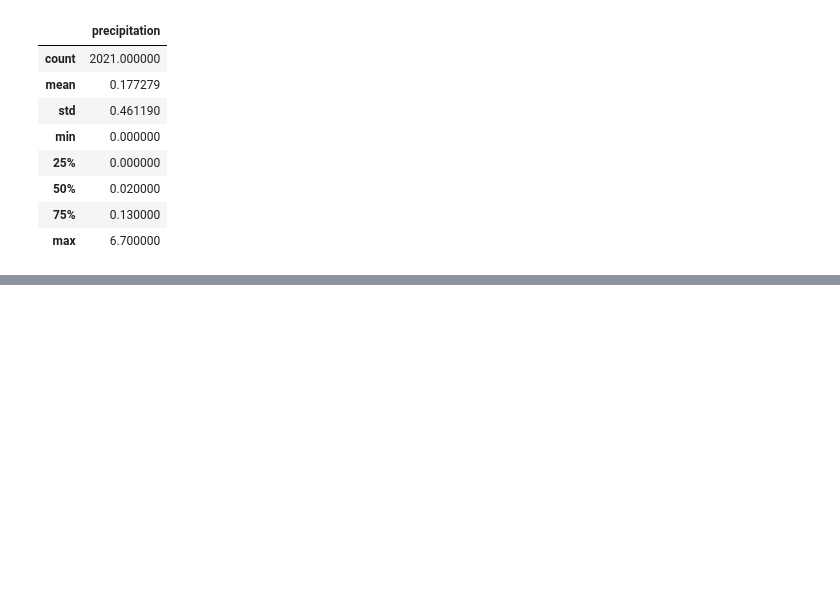
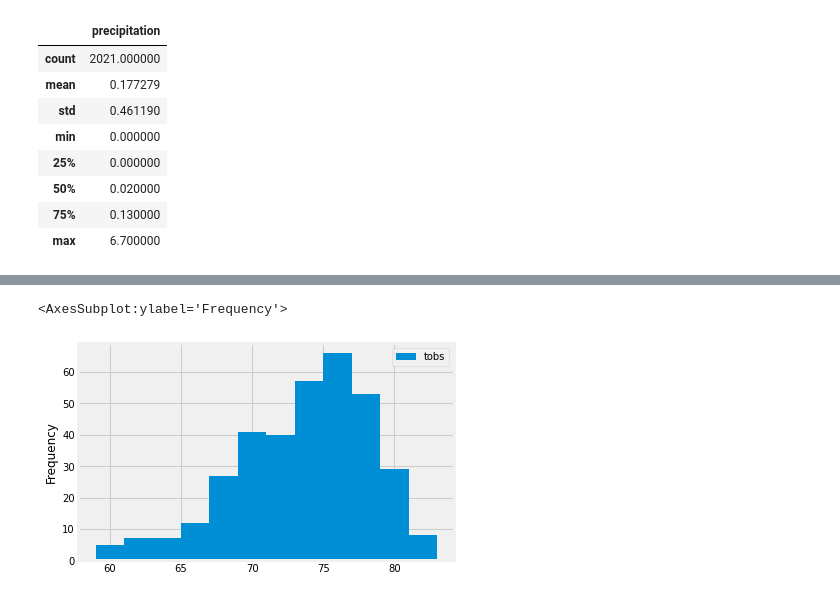
Before and after one commit to JmSambajon/surfs_up, a Jupyter notebook: climate_analysis.ipynb, the cells around one changed output, grey strips where cells are left out. Cells and saved outputs as stored; diff of their text form; code cells hidden in the pictures; blank space fills up the shorter version.

Commit message:
adding weather station analysis

```diff
--- a/climate_analysis.ipynb
+++ b/climate_analysis.ipynb
@@ -156,0 +183,8 @@ df.describe()
+# %%
+# Creating a query for temperature data
+# # filtering by most active station USC00519281
+# Filtering out data older than our previous year variable
+
+results = session.query(Measurement.tobs).\
+filter(Measurement.station == 'USC00519281').\
+filter(Measurement.date >= prev_year).all()
@@ -156,0 +195,3 @@ df.describe()
+# %%
+# Converting results to a dataframe
+df = pd.DataFrame(results, columns=['tobs'])
@@ -156,0 +215,6 @@ df.describe()
+# %%
+# Plotting data across 12 different bins
+df.plot.hist(bins=12)
+# %% [output]
+<AxesSubplot:ylabel='Frequency'>
+[figure, added]
```
Also changed, not shown: parts of 15 cells of this notebook.
